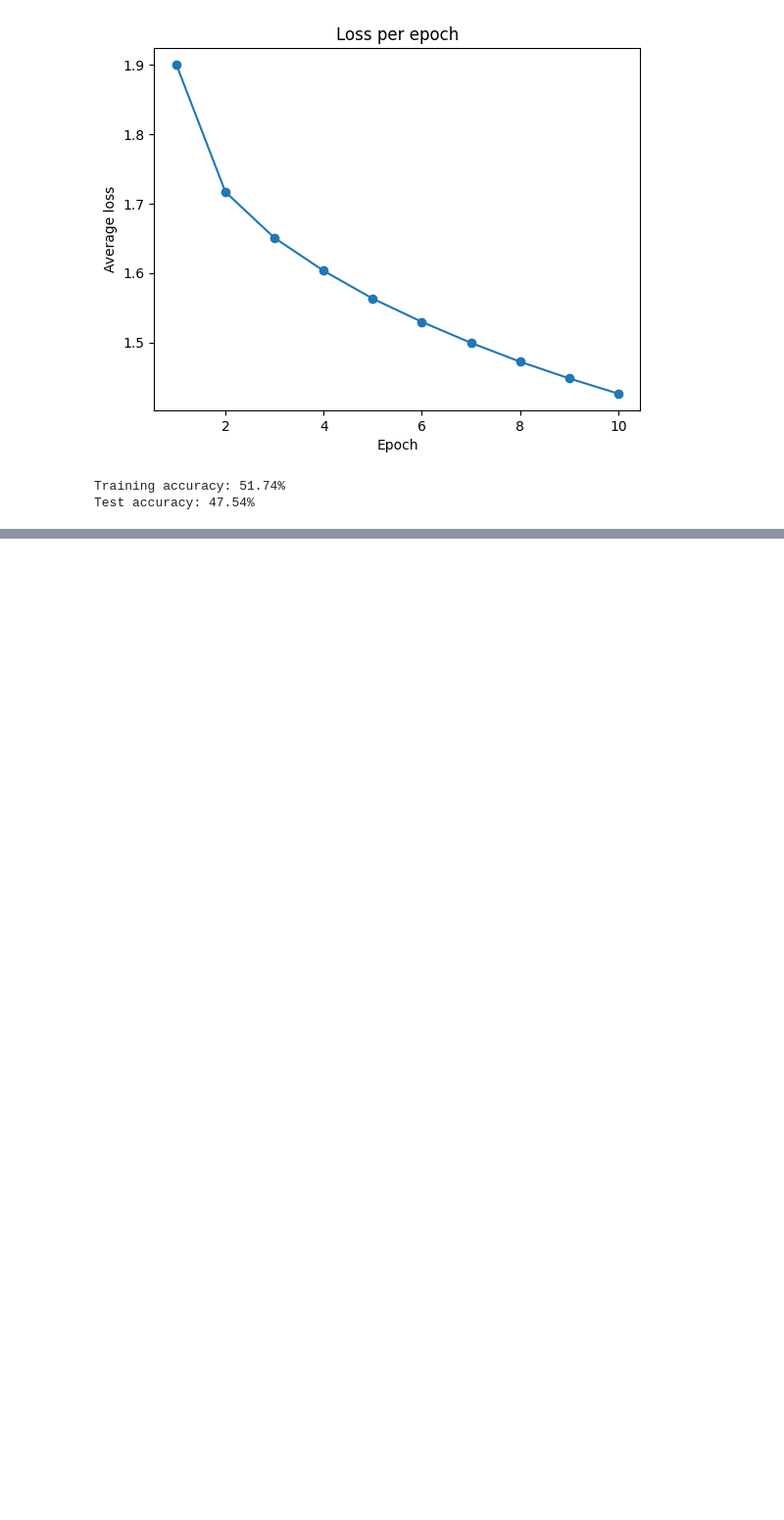
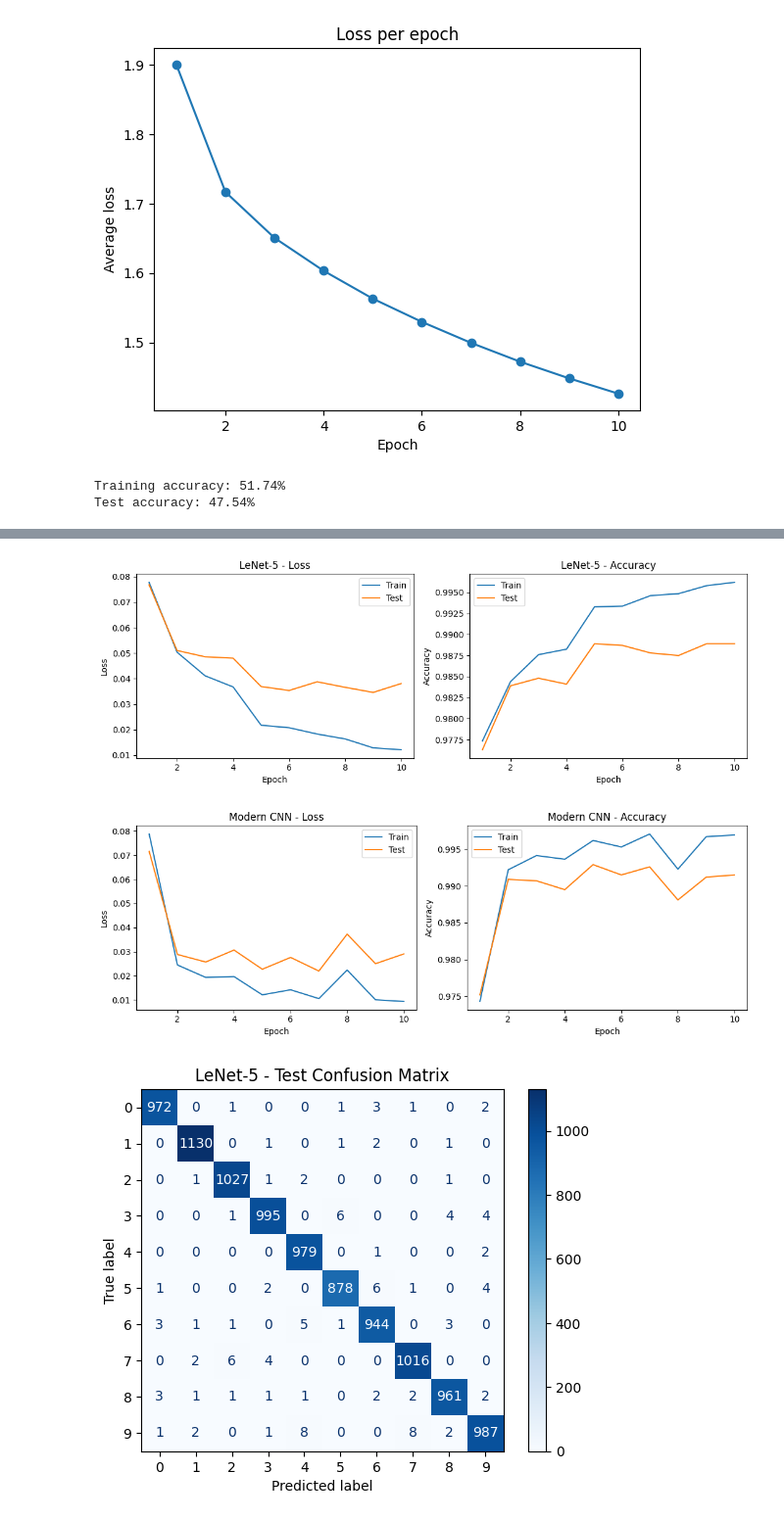
Before and after one commit to minsarapasindu2003-del/CV_assignment_03, a Jupyter notebook: answers.ipynb, the cells around one changed output, grey strips where cells are left out. Shown at 98% size. Cells and saved outputs as stored; diff of their text form; code cells hidden in the pictures; blank space fills up the shorter version.

```diff
--- a/answers.ipynb
+++ b/answers.ipynb
@@ -142,0 +293,52 @@ Test accuracy: 47.54%
+# %%
+import matplotlib.pyplot as plt
+import numpy as np
+from sklearn.metrics import confusion_matrix, ConfusionMatrixDisplay
+
+# ---- Per-epoch accuracy and loss plots ----
+def plot_history(history, name):
+    epochs = range(1, len(history["train_loss"]) + 1)
+    fig, axes = plt.subplots(1, 2, figsize=(11, 4))
+
+    axes[0].plot(epochs, history["train_loss"], label="Train")
+    axes[0].plot(epochs, history["test_loss"], label="Test")
+    axes[0].set_title(f"{name} - Loss")
+    axes[0].set_xlabel("Epoch")
+    axes[0].set_ylabel("Loss")
+    axes[0].legend()
+
+    axes[1].plot(epochs, history["train_acc"], label="Train")
+    axes[1].plot(epochs, history["test_acc"], label="Test")
+    axes[1].set_title(f"{name} - Accuracy")
+    axes[1].set_xlabel("Epoch")
+    axes[1].set_ylabel("Accuracy")
+    axes[1].legend()
+
+    plt.tight_layout()
+    plt.show()
+
+plot_history(lenet_history, "LeNet-5")
+plot_history(modern_history, "Modern CNN")
+
+# ---- Confusion matrices on the test set ----
+def plot_confusion(model, name):
+    model.eval()
+    all_preds, all_labels = [], []
+    with torch.no_grad():
+        for images, labels in test_loader:
+            outputs = model(images.to(device))
+            all_preds.extend(outputs.argmax(1).cpu().numpy())
+            all_labels.extend(labels.numpy())
+
+    cm = confusion_matrix(all_labels, all_preds)
+    disp = ConfusionMatrixDisplay(cm, display_labels=range(10))
+    disp.plot(cmap="Blues", values_format="d")
+    plt.title(f"{name} - Test Confusion Matrix")
+    plt.show()
+
+plot_confusion(lenet, "LeNet-5")
+plot_confusion(modern, "Modern CNN")
+# %% [output]
+[figure, added]
+[figure, added]
+[figure, added]
```
Also changed, not shown: parts of 4 cells of this notebook, 8 other files.
